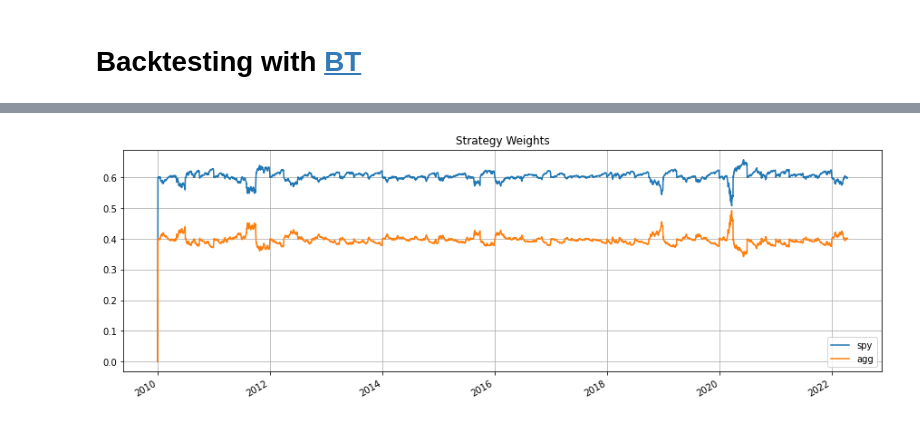
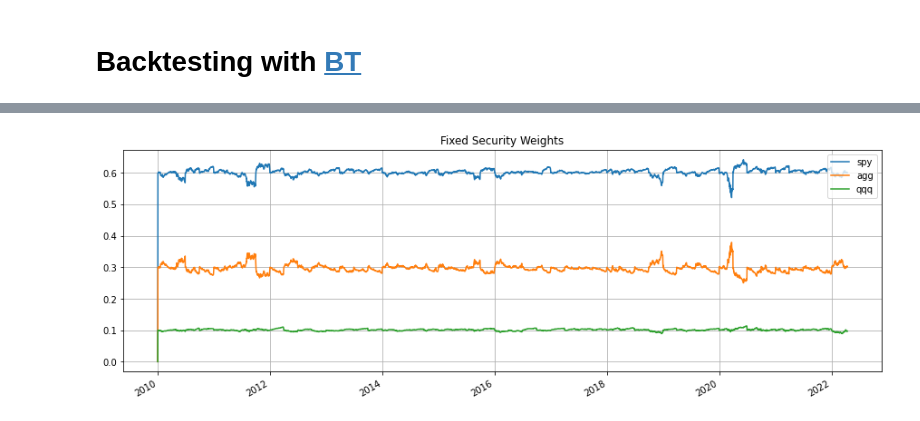
Before and after one commit to dbogatic/bt-backtest, a Jupyter notebook: bt_backtest.ipynb, the cells around one changed output, grey strips where cells are left out. Saved outputs shown, nothing was run; the diff lists cells and outputs as text; code cells hidden in the pictures.

Commit message:
added mean-var algo

```diff
--- a/bt_backtest.ipynb
+++ b/bt_backtest.ipynb
@@ -6,6 +7,6 @@ import matplotlib
 %matplotlib inline
 # %%
 # Get prices from Yahoo Finance
-data = bt.get('spy,agg', start='2010-01-01')
-data.tail()
+data = bt.get('spy,agg,qqq', start='2010-01-01')
+data.head()
 # %% [output]
@@ -19,11 +20,19 @@ data.tail()
 # %%
 # Create the BT strategy with Quarterly rebalancing and specified asset weights
 # For the list of available strategies see BT documentation)
-s = bt.Strategy('s1', [bt.algos.RunQuarterly(),
+fixed_weights = bt.Strategy('fixed_weights', [bt.algos.RunQuarterly(),
                        bt.algos.SelectAll(),
-                       bt.algos.WeighSpecified(spy=0.6,agg=0.4),
+                       bt.algos.WeighSpecified(spy=0.6,agg=0.3,qqq=0.10),
                        bt.algos.Rebalance()])
+# %%
+# Create the BT strategy with Quarterly rebalancing and Mean-Var optimization
+mean_var = bt.Strategy('mean_var', [bt.algos.RunQuarterly(),
+                       bt.algos.RunAfterDate('2010-01-04'),
+                       bt.algos.SelectAll(),
+                       bt.algos.WeighMeanVar(),
+                       bt.algos.Rebalance()])
 # %%
 # Create a backtest and run it
-test = bt.Backtest(s, data)
-res = bt.run(test)
+test = bt.Backtest(fixed_weights, data)
+test2 = bt.Backtest(mean_var, data)
+res = bt.run(test,test2)
@@ -74,5 +103,5 @@ res.plot_histogram()
 # %%
-# Plot the security weights over time
-res.plot_security_weights(grid=True, title='Strategy Weights')
+# Plot the security weights over time - fixed weights
+res.plot_security_weights(grid=True, title='Fixed Security Weights')
 # %% [output]
-[figure, old version]
+[figure, new version]
```
Also changed, not shown: parts of 10 cells of this notebook.
